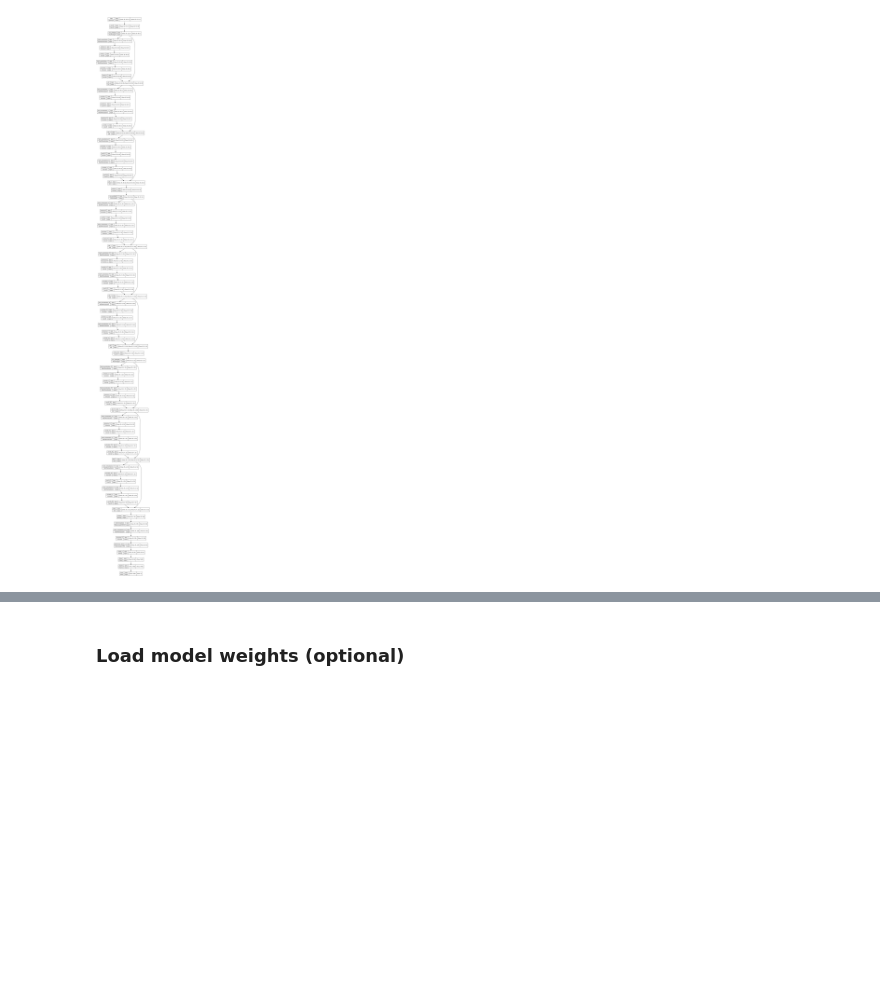
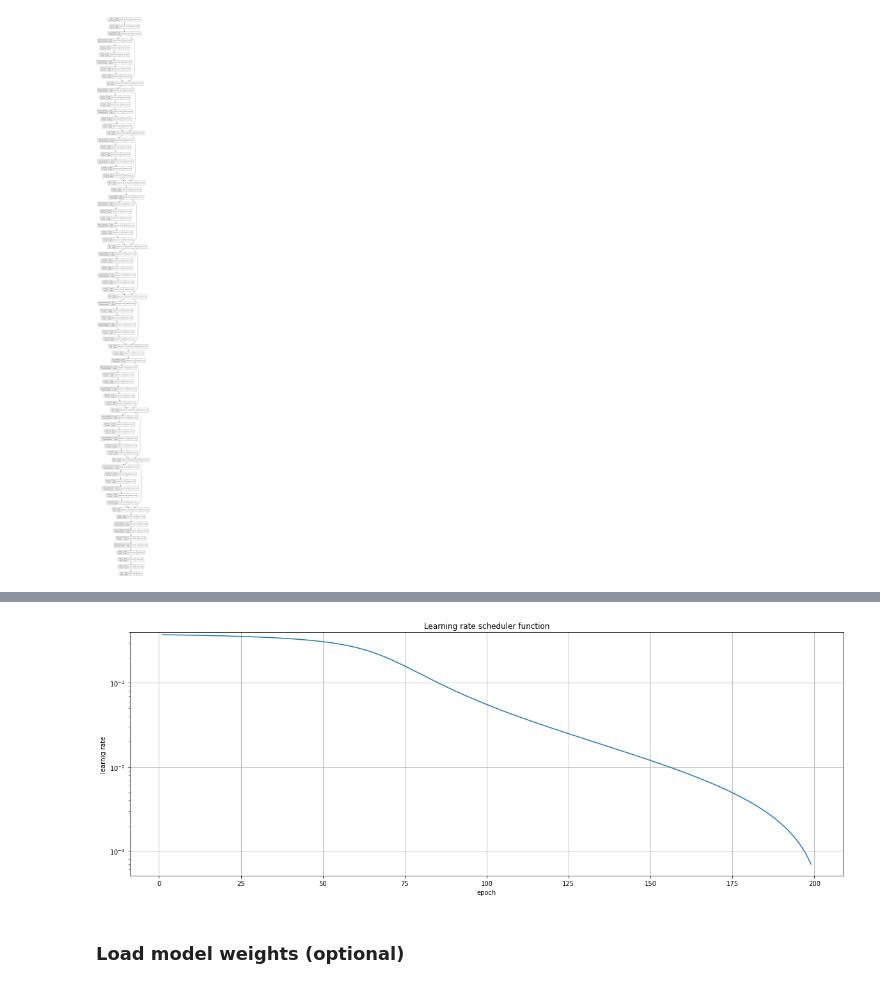
Before and after one commit to kpmrozowski/wut-mini-deep-learning, a Jupyter notebook: speech-recognition/train_unknowns.ipynb, the cells around one changed output, grey strips where cells are left out. Saved outputs shown, nothing was run; the diff lists cells and outputs as text; code cells hidden in the pictures; blank space fills up the shorter version.

```diff
--- a/speech-recognition/train_unknowns.ipynb
+++ b/speech-recognition/train_unknowns.ipynb
@@ -300,3 +345,14 @@ sheluder = LearningRateScheduler(step_decay, verbose=0)
+# %%
+plt.plot(v,w)
+plt.title('Learning rate scheduler function')
+plt.xlabel('epoch')
+plt.ylabel('learnig rate')
+plt.yscale('log')
+plt.ylim(top=0.4)
+plt.grid()
+plt.show()
+# %% [output]
+[figure, added]
 # %% [markdown]
 ### Load model weights (optional)
 # %%
```
Also changed, not shown: parts of 43 cells of this notebook.
